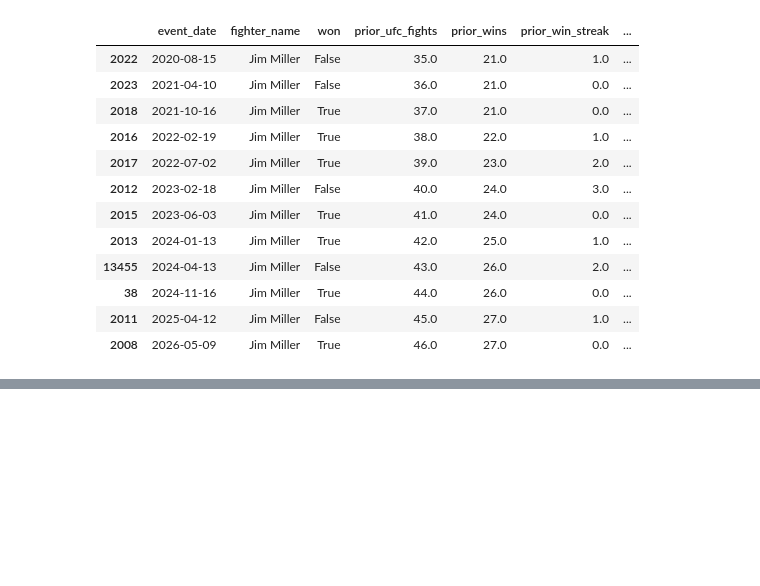
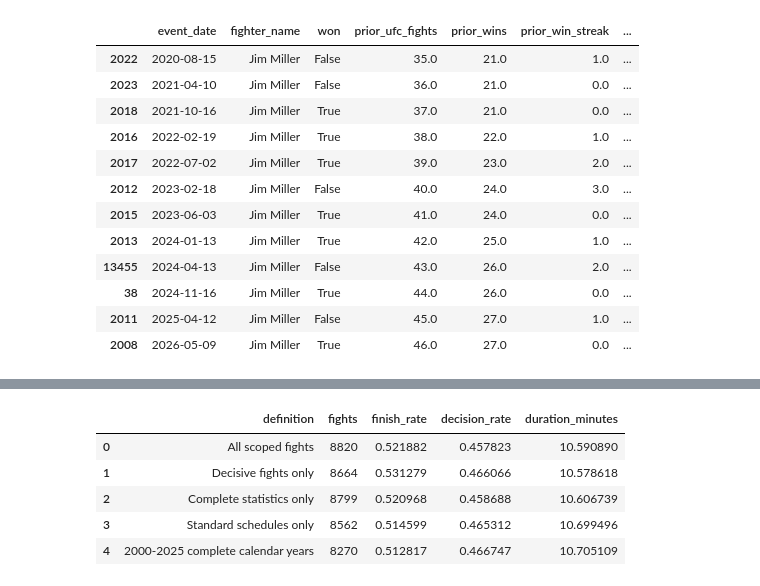
Before and after one commit to DQuanBui/UFC_Fights_Analysis, a Jupyter notebook: notebooks/02_data_cleaning.ipynb, the cells around one changed output, grey strips where cells are left out. Drawn from its saved outputs; the diff is of its cells as text; code cells hidden in the pictures; blank space fills up the shorter version.

```diff
--- a/notebooks/02_data_cleaning.ipynb
+++ b/notebooks/02_data_cleaning.ipynb
@@ -146,0 +196,9 @@ assert appearances.loc[~appearances.round_stats_complete,'sig_landed'].isna().al
+# %%
+display(deep_tables['deep_cohort_sensitivity'])
+# %% [output]
+|  | definition | fights | finish_rate | decision_rate | duration_minutes |
+| 0 | All scoped fights | 8820 | 0.521882 | 0.457823 | 10.590890 |
+| 1 | Decisive fights only | 8664 | 0.531279 | 0.466066 | 10.578618 |
+| 2 | Complete statistics only | 8799 | 0.520968 | 0.458688 | 10.606739 |
+| 3 | Standard schedules only | 8562 | 0.514599 | 0.465312 | 10.699496 |
+| 4 | 2000-2025 complete calendar years | 8270 | 0.512817 | 0.466747 | 10.705109 |
```
Also changed, not shown: parts of 5 cells of this notebook, 7 other files.
